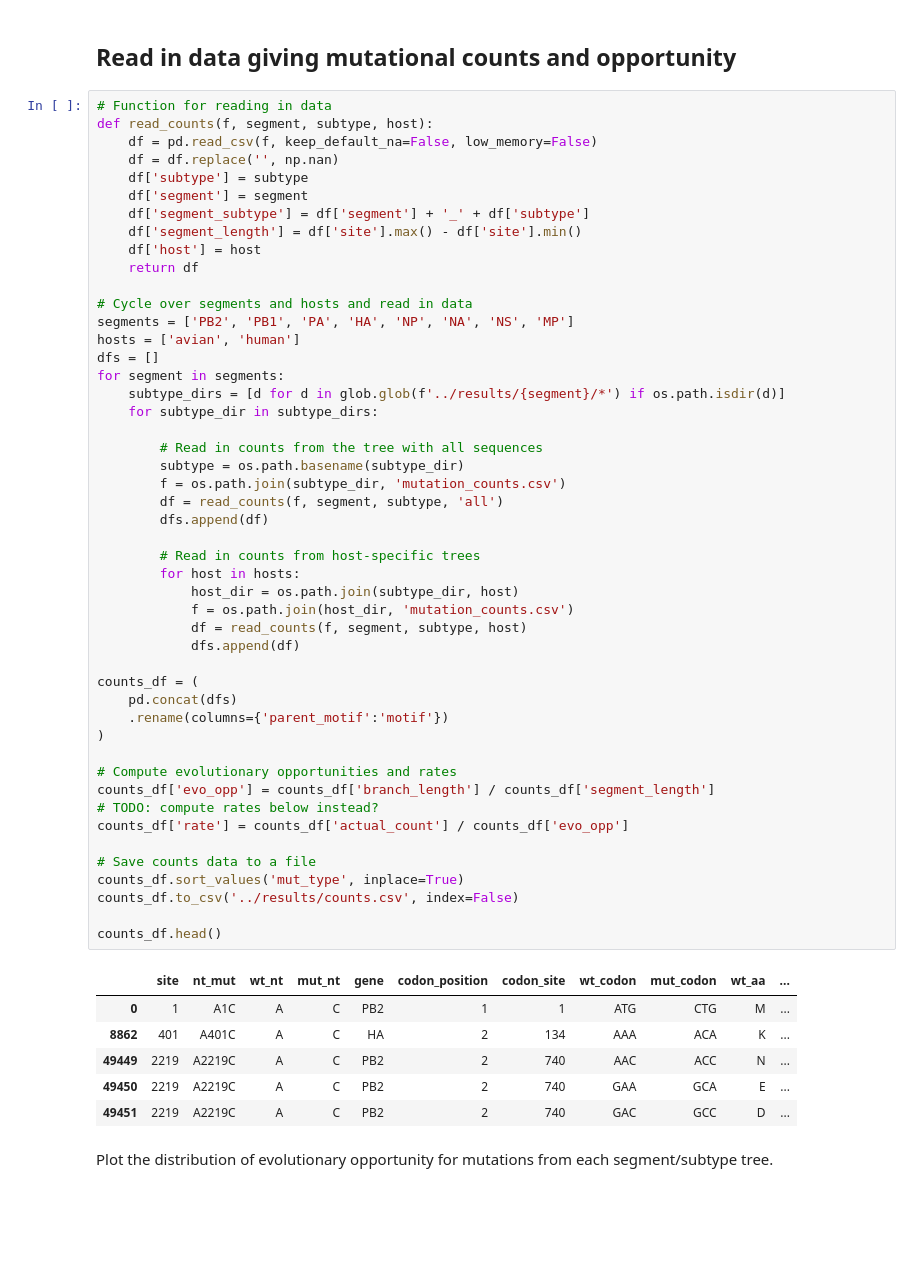
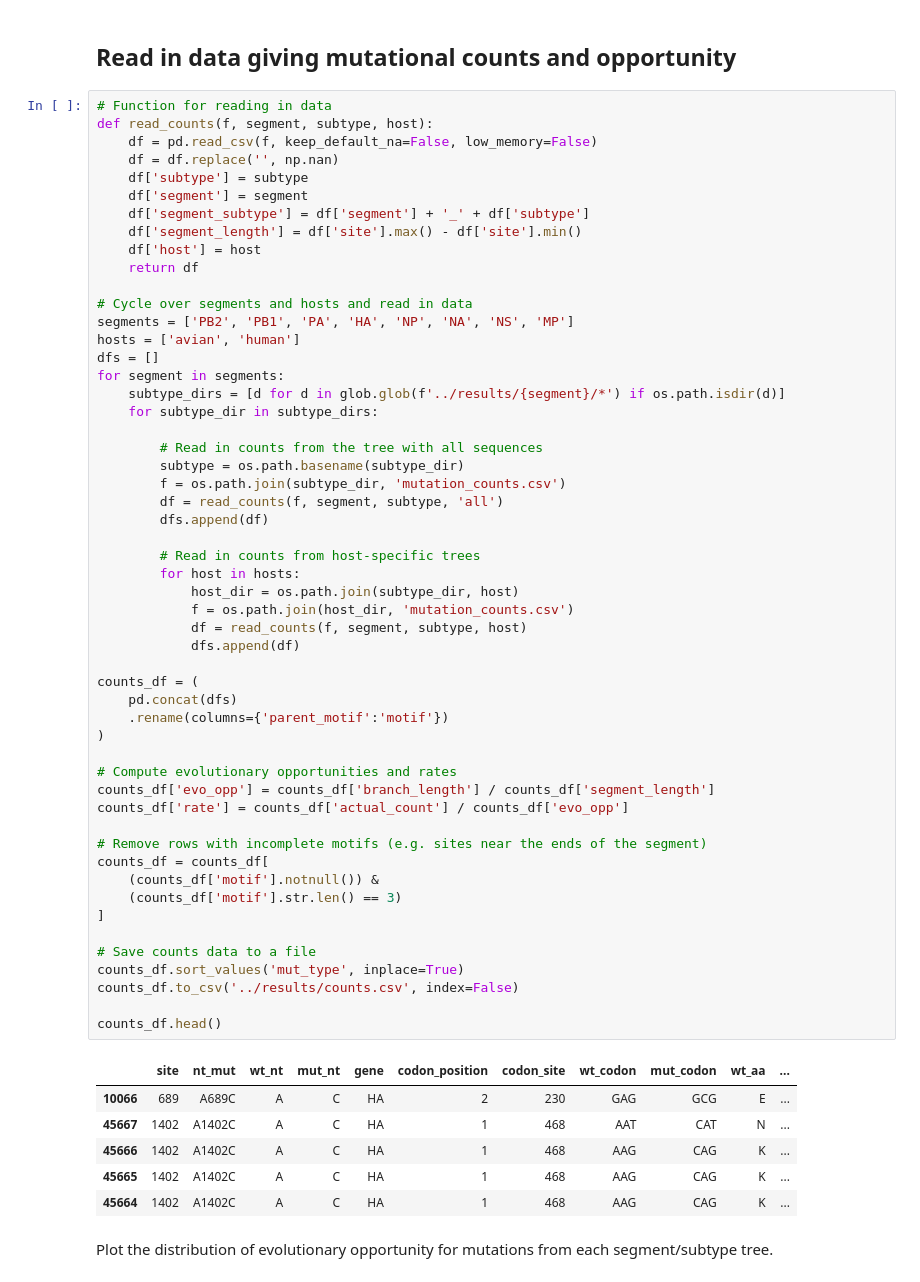
Before and after one commit to matsengrp/flu-mut-rates, a Jupyter notebook: notebooks/compute_rates.ipynb, the cells around one changed output. Saved outputs shown, nothing was run; the diff lists cells and outputs as text; blank space fills up the shorter version.

```diff
--- a/notebooks/compute_rates.ipynb
+++ b/notebooks/compute_rates.ipynb
@@ -44,39 +44,44 @@ for segment in segments:
 
         # Read in counts from the tree with all sequences
         subtype = os.path.basename(subtype_dir)
         f = os.path.join(subtype_dir, 'mutation_counts.csv')
         df = read_counts(f, segment, subtype, 'all')
         dfs.append(df)
 
         # Read in counts from host-specific trees
         for host in hosts:
             host_dir = os.path.join(subtype_dir, host)
             f = os.path.join(host_dir, 'mutation_counts.csv')
             df = read_counts(f, segment, subtype, host)
             dfs.append(df)
 
 counts_df = (
     pd.concat(dfs)
     .rename(columns={'parent_motif':'motif'})
 )
 
 # Compute evolutionary opportunities and rates
 counts_df['evo_opp'] = counts_df['branch_length'] / counts_df['segment_length']
-# TODO: compute rates below instead?
 counts_df['rate'] = counts_df['actual_count'] / counts_df['evo_opp']
+
+# Remove rows with incomplete motifs (e.g. sites near the ends of the segment)
+counts_df = counts_df[
+    (counts_df['motif'].notnull()) &
+    (counts_df['motif'].str.len() == 3)
+]
 
 # Save counts data to a file
 counts_df.sort_values('mut_type', inplace=True)
 counts_df.to_csv('../results/counts.csv', index=False)
 
 counts_df.head()
 # %% [output]
 |  | site | nt_mut | wt_nt | mut_nt | gene | codon_position | codon_site | wt_codon | mut_codon | wt_aa | ... |
-| 0 | 1 | A1C | A | C | PB2 | 1 | 1 | ATG | CTG | M | ... |
-| 8862 | 401 | A401C | A | C | HA | 2 | 134 | AAA | ACA | K | ... |
-| 49449 | 2219 | A2219C | A | C | PB2 | 2 | 740 | AAC | ACC | N | ... |
-| 49450 | 2219 | A2219C | A | C | PB2 | 2 | 740 | GAA | GCA | E | ... |
-| 49451 | 2219 | A2219C | A | C | PB2 | 2 | 740 | GAC | GCC | D | ... |
+| 10066 | 689 | A689C | A | C | HA | 2 | 230 | GAG | GCG | E | ... |
+| 45667 | 1402 | A1402C | A | C | HA | 1 | 468 | AAT | CAT | N | ... |
+| 45666 | 1402 | A1402C | A | C | HA | 1 | 468 | AAG | CAG | K | ... |
+| 45665 | 1402 | A1402C | A | C | HA | 1 | 468 | AAG | CAG | K | ... |
+| 45664 | 1402 | A1402C | A | C | HA | 1 | 468 | AAG | CAG | K | ... |
 # %% [markdown]
 Plot the distribution of evolutionary opportunity for mutations from each segment/subtype tree.
 # %%
```
Also changed, not shown: parts of 4 cells of this notebook, 4 other files.
